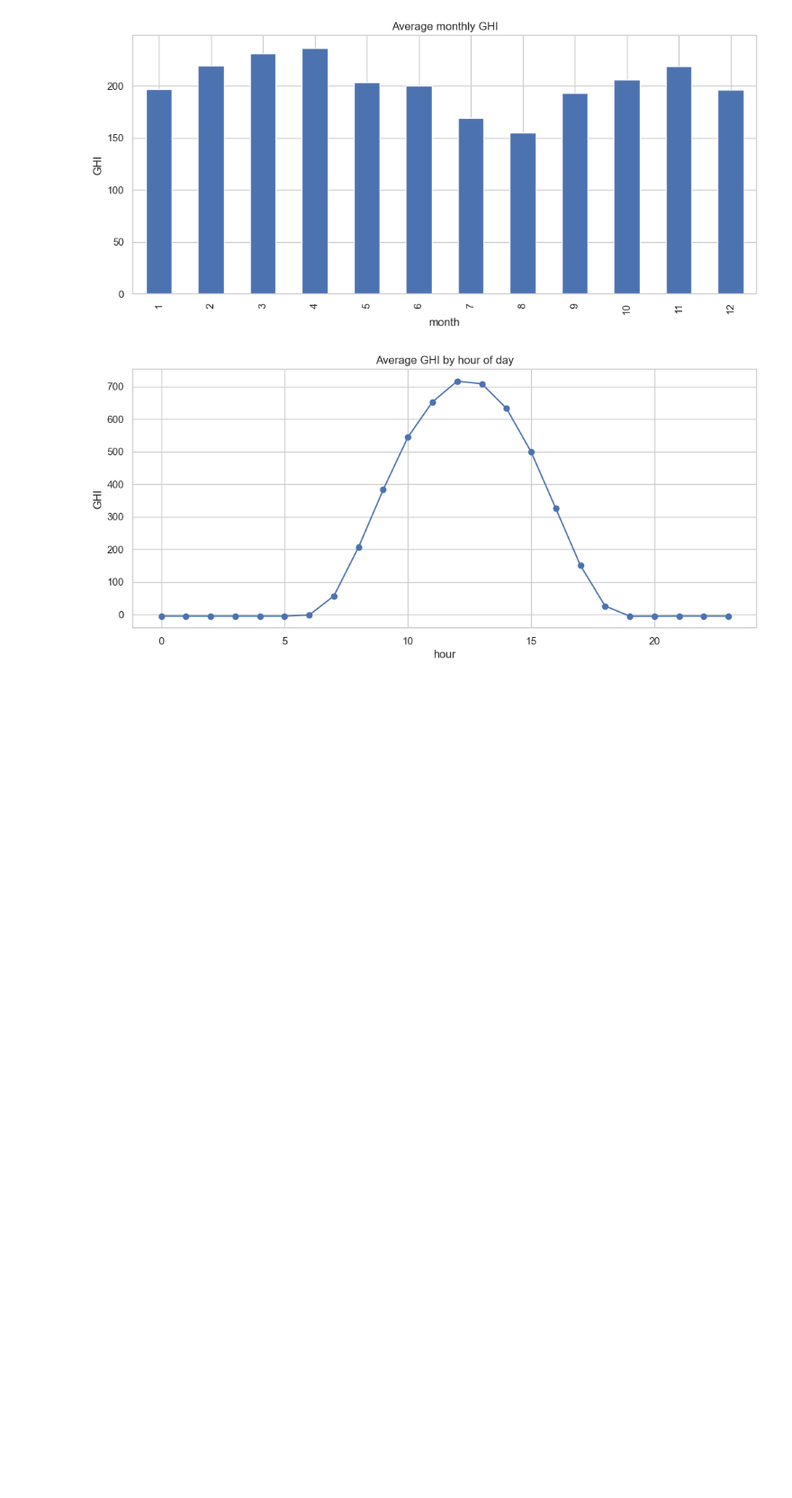
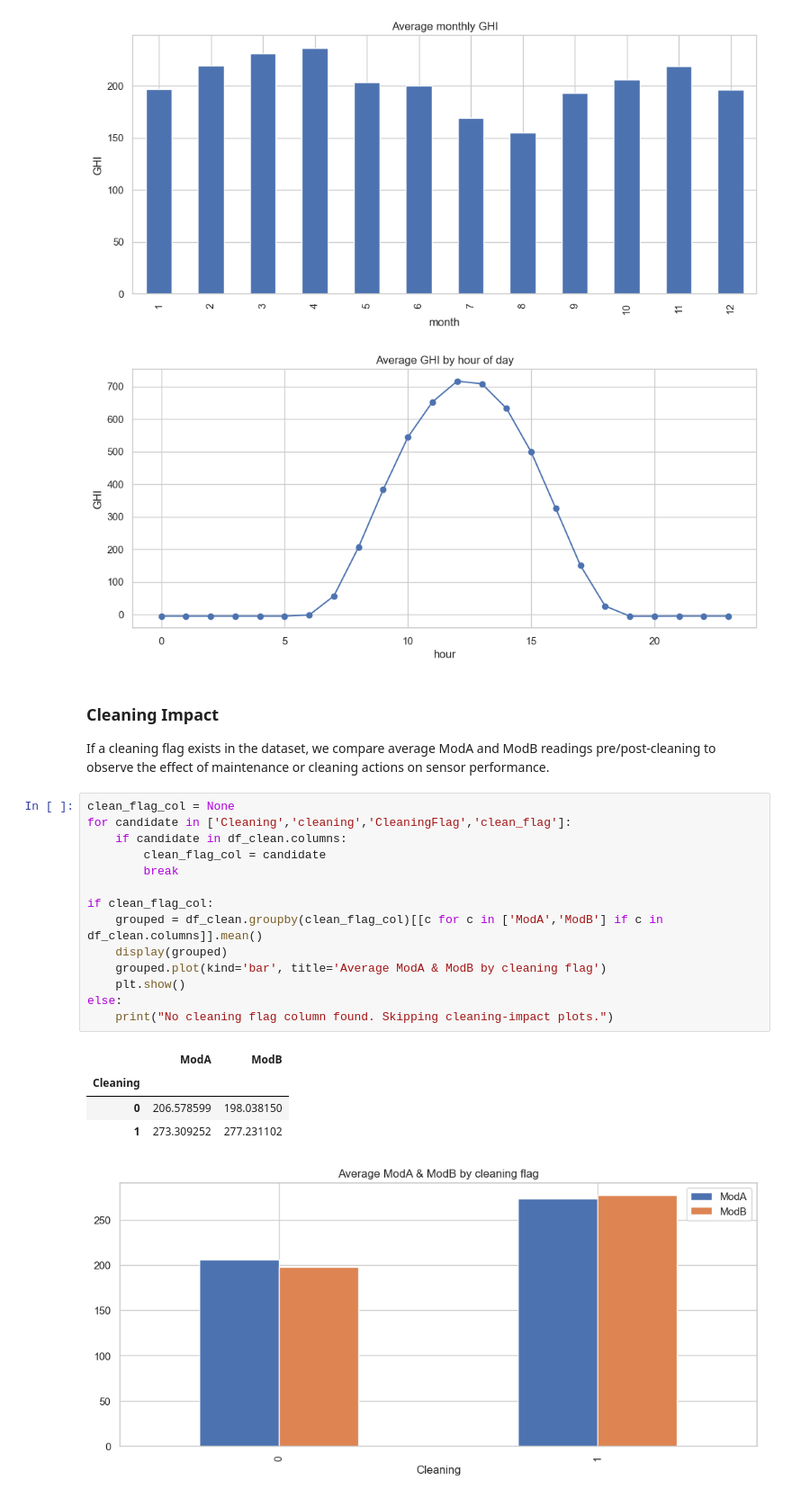
Before and after one commit to Ruhama-Beshada/solar-challenge-week0, a Jupyter notebook: notebook/sierraleone_eda.ipynb, the cells around one changed output. Shown at 90% size. Saved outputs shown, nothing was run; the diff lists cells and outputs as text; blank space fills up the shorter version.

Commit message:
EDA: Cleaning impact analysis on ModA & ModB

```diff
--- a/notebook/sierraleone_eda.ipynb
+++ b/notebook/sierraleone_eda.ipynb
@@ -258,3 +258,26 @@ else:
 # %% [output]
 [figure]
 [figure]
+# %% [markdown]
+### Cleaning Impact
+If a cleaning flag exists in the dataset, we compare average ModA and ModB readings pre/post-cleaning to observe the effect of maintenance or cleaning actions on sensor performance.
+# %%
+clean_flag_col = None
+for candidate in ['Cleaning','cleaning','CleaningFlag','clean_flag']:
+    if candidate in df_clean.columns:
+        clean_flag_col = candidate
+        break
+
+if clean_flag_col:
+    grouped = df_clean.groupby(clean_flag_col)[[c for c in ['ModA','ModB'] if c in df_clean.columns]].mean()
+    display(grouped)
+    grouped.plot(kind='bar', title='Average ModA & ModB by cleaning flag')
+    plt.show()
+else:
+    print("No cleaning flag column found. Skipping cleaning-impact plots.")
+# %% [output]
+|  | ModA | ModB |
+| Cleaning |  |  |
+| 0 | 206.578599 | 198.038150 |
+| 1 | 273.309252 | 277.231102 |
+[figure, added]
```
